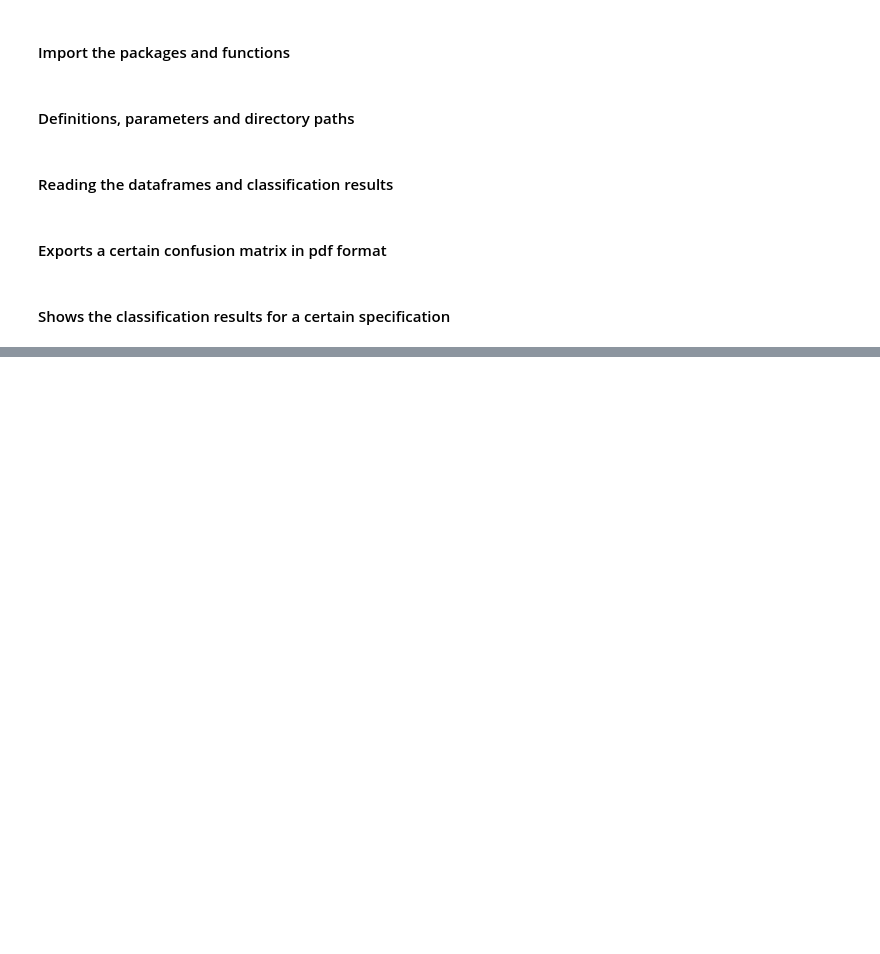
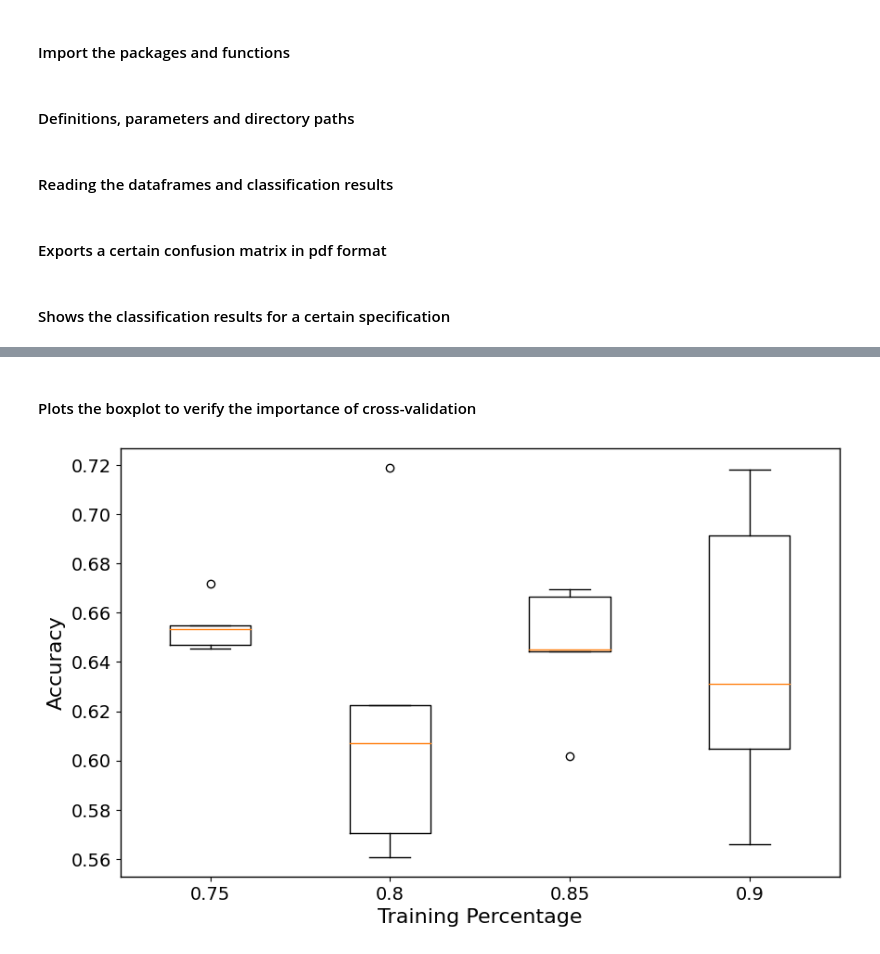
Before and after one commit to ferreiradiego/maize-classification, a Jupyter notebook: src/analysis.ipynb, the cells around one changed output, grey strips where cells are left out. Cells and saved outputs as stored; diff of their text form; code cells hidden in the pictures; blank space fills up the shorter version.

```diff
--- a/src/analysis.ipynb
+++ b/src/analysis.ipynb
@@ -321,40 +458,51 @@ plt.show()
+# %% [markdown]
+#### Plots the boxplot to verify the importance of cross-validation
 # %%
-import matplotlib.pyplot as plt
-
+# Define the train ratios and the range of iterations
 train_ratio = [0.75, 0.8, 0.85, 0.9]
 iterations = range(1, 6)
 
+# Initialize lists to store accuracy data and corresponding x-axis labels
 accuracy_data = []
 x_labels = []
 
+# For each training ratio, calculate accuracy for each iteration and append to 'accuracy_data'
+# Also, append the training ratio to 'x_labels'
 for ratio in train_ratio:
     accuracy = []
     for i in iterations:
         accuracy.append(classification_metrics_results[ratio][thresh_good[1]]['defect_stratified'][i]['accuracy'])
 
     accuracy_data.append(accuracy)
     x_labels.append(ratio)
 
-# Set up the plot with the desired style
+# Set up the plot with a specified size and style
 plt.figure(figsize=(10, 6))
 plt.style.use('default')
 
-# Create the boxplot
+# Create the boxplot using the 'accuracy_data' and label the x-axis with 'x_labels'
 plt.boxplot(accuracy_data, labels=x_labels)
 
 # Set the x and y axis labels
-plt.xlabel('Percentual de treino', fontsize=16)
-plt.ylabel('Acurácia', fontsize=16)
+plt.xlabel('Training Percentage', fontsize=16)
+plt.ylabel('Accuracy', fontsize=16)
+
+# Set the font size for x and y tick labels
 plt.xticks(fontsize=14)
 plt.yticks(fontsize=14)
-# Set the plot borders to black
+
+# Set the plot borders to black and set the border line width
 for spine in plt.gca().spines.values():
     spine.set_edgecolor('black')
     spine.set_linewidth(1)
 
-# Remove gridlines
+# Remove gridlines from the plot
 plt.grid(False)
 
-# Save and display the plot
-# plt.savefig('accuracy_boxplot_defect_stratified.pdf', dpi=300, bbox_inches='tight')
+# Save the figure as a PDF file with a specified dpi and bounding box tightness
+plt.savefig(r'..\accuracy_boxplot_defect_stratified.pdf', dpi=300, bbox_inches='tight')
+
+# Display the plot
 plt.show()
+# %% [output]
+[figure, added]
```
Also changed, not shown: parts of 16 cells of this notebook, 7 other files.
